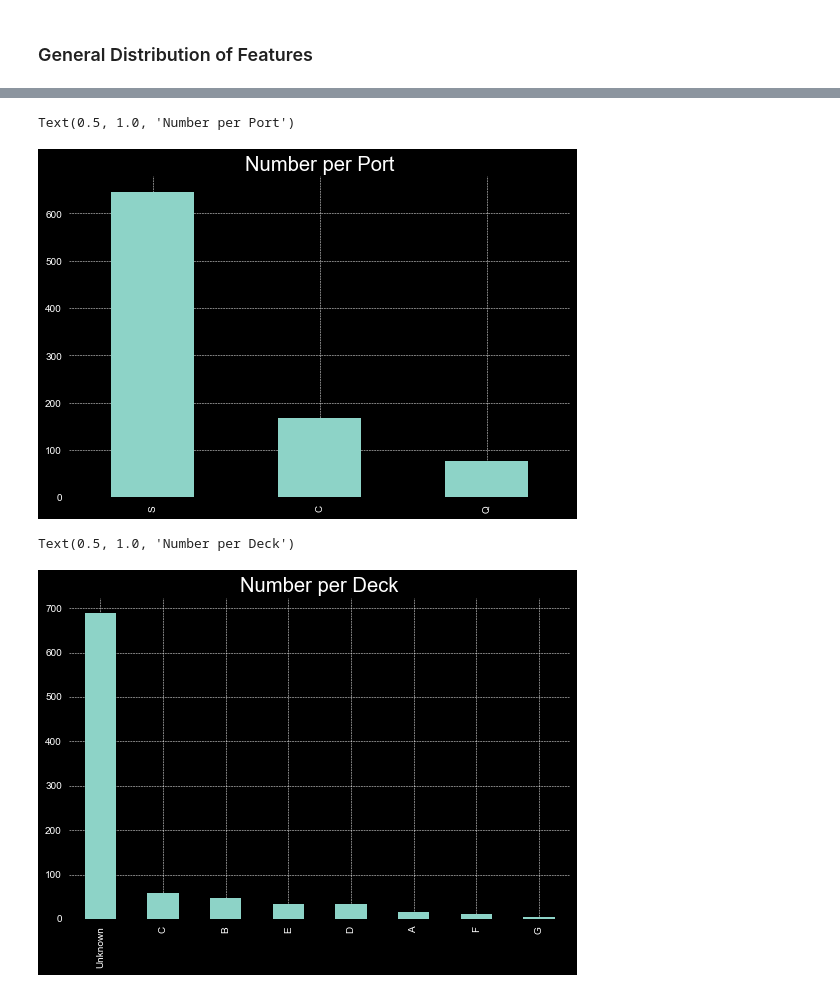
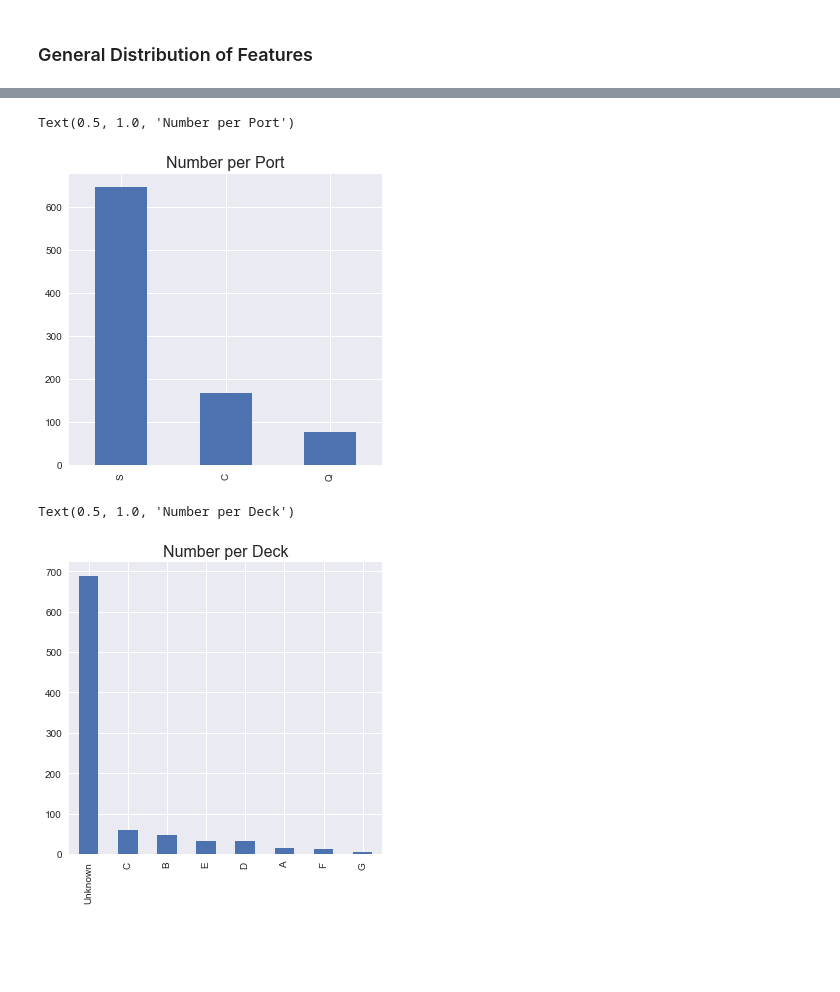
Before and after one commit to JonasSchroeder/kaggle_titanic, a Jupyter notebook: Titanic-Notebook-JSchroeder.ipynb, the cells around one changed output, grey strips where cells are left out. Cells and saved outputs as stored; diff of their text form; code cells hidden in the pictures; blank space fills up the shorter version.

```diff
--- a/Titanic-Notebook-JSchroeder.ipynb
+++ b/Titanic-Notebook-JSchroeder.ipynb
@@ -9,7 +9,7 @@ import numpy as np
 import pandas as pd
 import re
 import matplotlib.pyplot as plt
-plt.style.use('dark_background')
+plt.style.use('seaborn')
 import seaborn as sns
 # %%
 # change working directory and load data
@@ -285,18 +288,20 @@ Text(0.5, 1.0, 'Number of Siblings or Spouses')
 # %%
 # Number per port
+plt.figure(figsize=(5,5))
 count_port = train_df["Embarked"].value_counts()
 count_port.plot.bar()
-plt.title("Number per Port")
+plt.title("Number per Port", size=16)
 # %% [output]
 Text(0.5, 1.0, 'Number per Port')
-[figure, old version]
+[figure, new version]
 # %%
 # Number per deck
+plt.figure(figsize=(5,5))
 count_deck = train_df["Deck"].value_counts()
 count_deck.plot.bar()
-plt.title("Number per Deck")
+plt.title("Number per Deck", size=16)
 # %% [output]
 Text(0.5, 1.0, 'Number per Deck')
-[figure, old version]
+[figure, new version]
 # %%
 # Number per with_family
```
Also changed, not shown: parts of 7 cells of this notebook.
